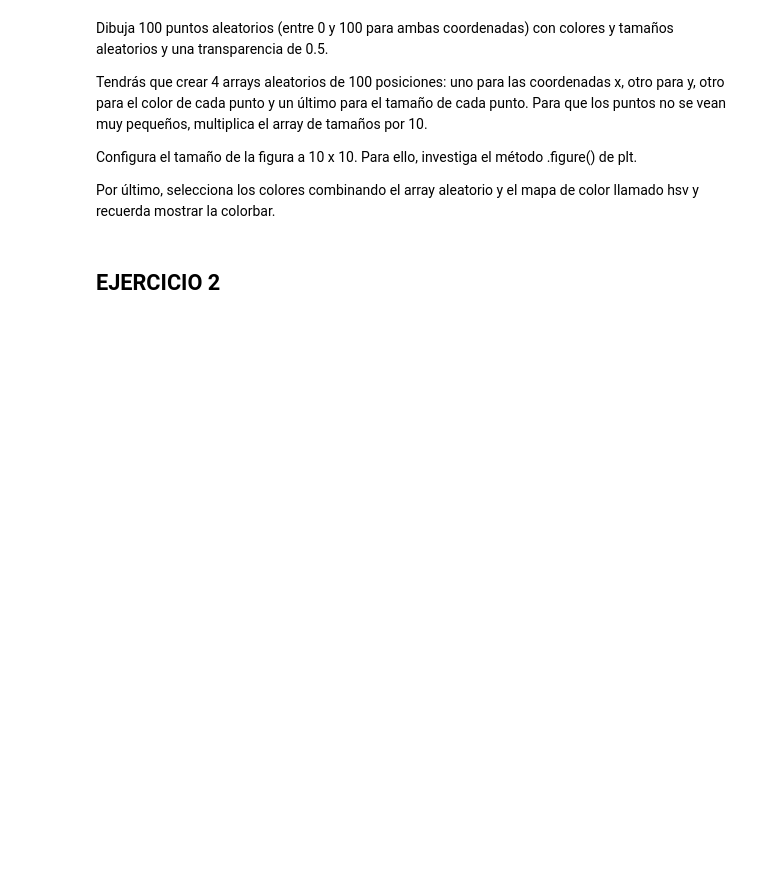
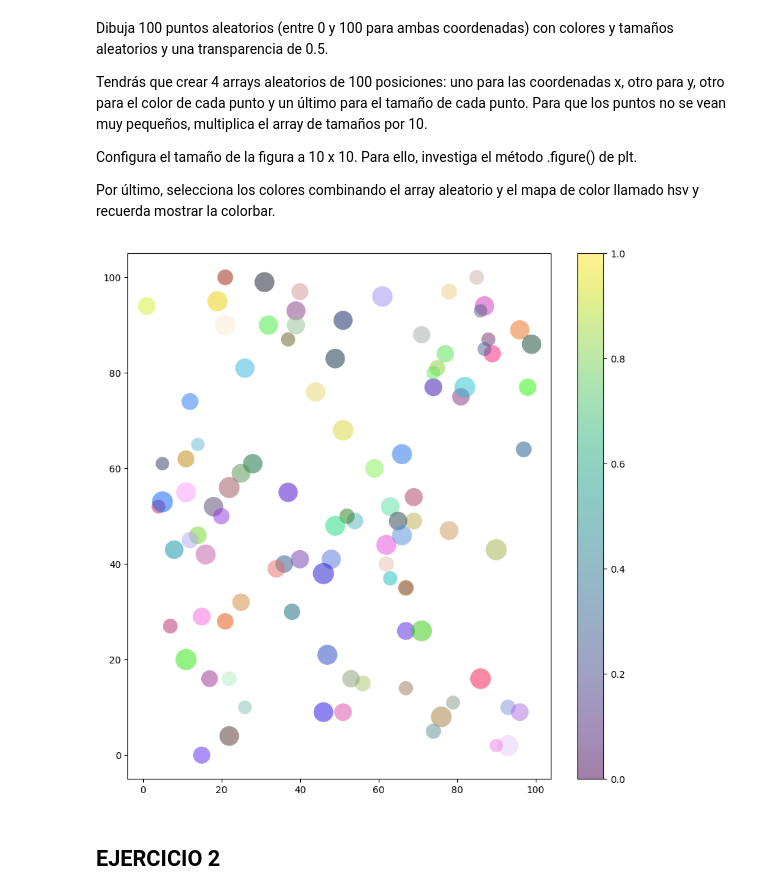
Before and after one commit to iruneguinea9/PRIA_Python, a Jupyter notebook: Listas de ejercicios/Lista12 - Graficos.ipynb, the cells around one changed output. Drawn from its saved outputs; the diff is of its cells as text; code cells hidden in the pictures; blank space fills up the shorter version.

```diff
--- a/Listas de ejercicios/Lista12 - Graficos.ipynb
+++ b/Listas de ejercicios/Lista12 - Graficos.ipynb
@@ -18,25 +18,26 @@ Por último, selecciona los colores combinando el array aleatorio y el mapa de c
 # %%
 import networkx as nx
 
 # Generar arrays aleatorios
-np.random.seed(42)  # Para reproducibilidad
 x = np.random.randint(0, 101, 100)
 y = np.random.randint(0, 101, 100)
-colors = hsv_to_rgb(np.random.rand(100, 3))
-sizes = np.random.uniform(20, 50, 100) * 10  # Multiplicado por 10 para que los puntos no sean muy pequeños
+colores = np.random.rand(100, 3)
+tamanos = np.random.uniform(20, 50, 100) * 10
 
 # Configurar el tamaño de la figura
 plt.figure(figsize=(10, 10))
 
 # Dibujar los puntos
 for i in range(len(x)):
-    plt.scatter(x[i], y[i], s=sizes[i], c=colors[i], alpha=0.5, edgecolor='none')
+    plt.scatter(x[i], y[i], s=tamanos[i], c=colores[i], alpha=0.5, edgecolor='none')
 
 # Mostrar colorbar
 plt.colorbar()
 
 # Mostrar gráfico
 plt.show()
+# %% [output]
+[figure, added]
 # %% [markdown]
 ## EJERCICIO 2
 # %% [markdown]
```
Also changed, not shown: parts of 1 cell of this notebook.
